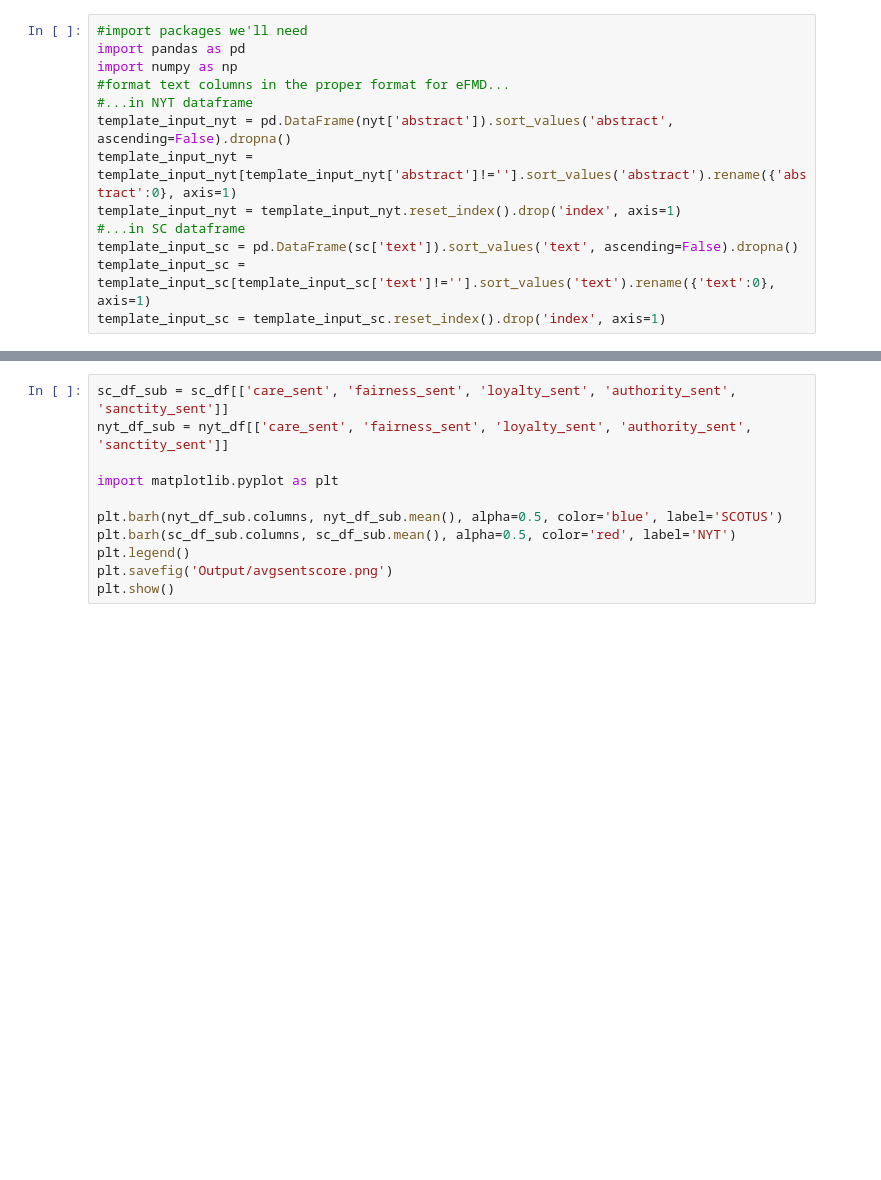
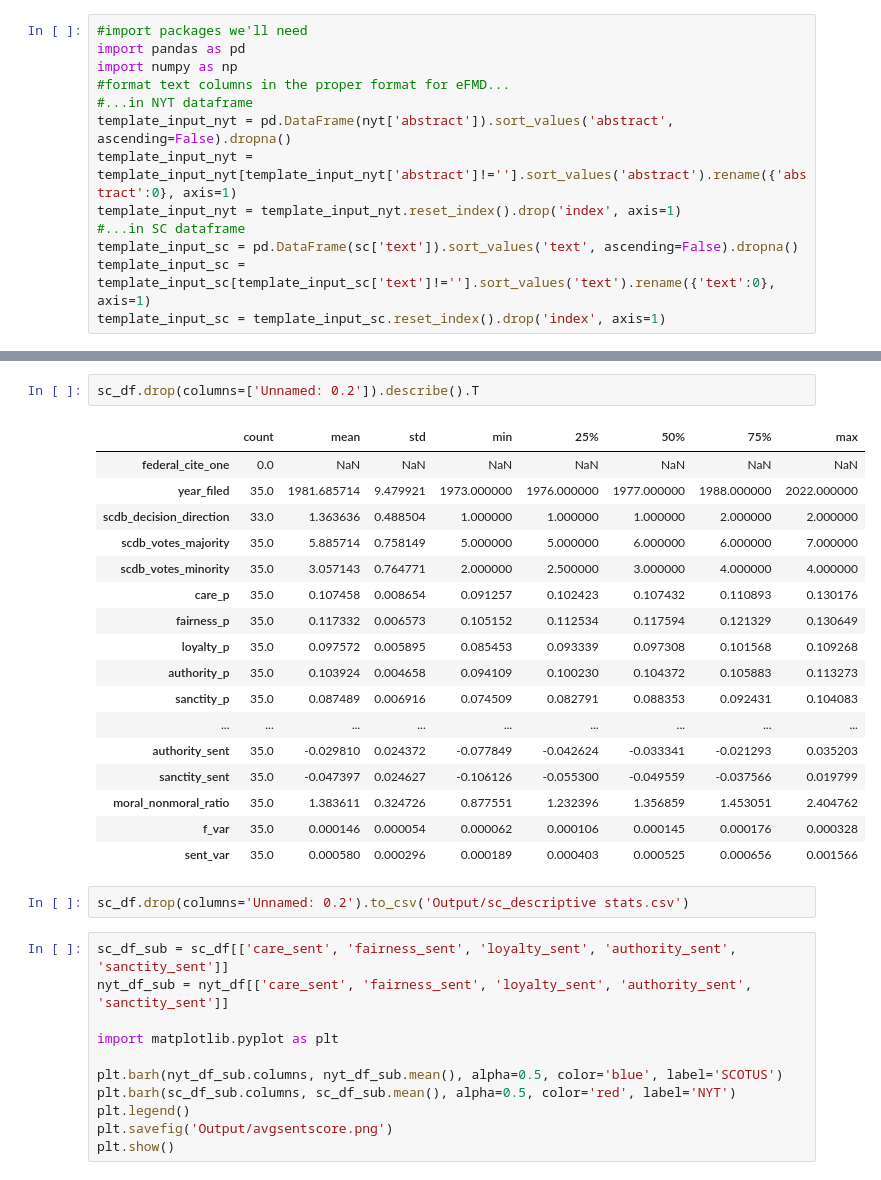
Before and after one commit to lprockop/NLPGroup10, a Jupyter notebook: PrelimAnalysis_(2) (1).ipynb, the cells around one changed output, grey strips where cells are left out. Drawn from its saved outputs; the diff is of its cells as text; blank space fills up the shorter version.

```diff
--- a/PrelimAnalysis_(2) (1).ipynb
+++ b/PrelimAnalysis_(2) (1).ipynb
@@ -146,6 +156,28 @@ Processed: 35 100% |❤❤❤❤❤❤❤❤❤❤❤❤❤❤❤❤❤❤❤❤
 | 3 | 3 | Justice Rehnquist | dissenting | False | Roe v. Wade | 1973-01-22 | NaN | ... |
 | 4 | 4 | per_curiam | per_curiam | True | Poelker v. Doe | 1977-06-20 | NaN | ... |
 5 rows × 28 columns
+# %%
+sc_df.drop(columns=['Unnamed: 0.2']).describe().T
+# %% [output]
+|  | count | mean | std | min | 25% | 50% | 75% | max |
+| federal_cite_one | 0.0 | NaN | NaN | NaN | NaN | NaN | NaN | NaN |
+| year_filed | 35.0 | 1981.685714 | 9.479921 | 1973.000000 | 1976.000000 | 1977.000000 | 1988.000000 | 2022.000000 |
+| scdb_decision_direction | 33.0 | 1.363636 | 0.488504 | 1.000000 | 1.000000 | 1.000000 | 2.000000 | 2.000000 |
+| scdb_votes_majority | 35.0 | 5.885714 | 0.758149 | 5.000000 | 5.000000 | 6.000000 | 6.000000 | 7.000000 |
+| scdb_votes_minority | 35.0 | 3.057143 | 0.764771 | 2.000000 | 2.500000 | 3.000000 | 4.000000 | 4.000000 |
+| care_p | 35.0 | 0.107458 | 0.008654 | 0.091257 | 0.102423 | 0.107432 | 0.110893 | 0.130176 |
+| fairness_p | 35.0 | 0.117332 | 0.006573 | 0.105152 | 0.112534 | 0.117594 | 0.121329 | 0.130649 |
+| loyalty_p | 35.0 | 0.097572 | 0.005895 | 0.085453 | 0.093339 | 0.097308 | 0.101568 | 0.109268 |
+| authority_p | 35.0 | 0.103924 | 0.004658 | 0.094109 | 0.100230 | 0.104372 | 0.105883 | 0.113273 |
+| sanctity_p | 35.0 | 0.087489 | 0.006916 | 0.074509 | 0.082791 | 0.088353 | 0.092431 | 0.104083 |
+| ... | ... | ... | ... | ... | ... | ... | ... | ... |
+| authority_sent | 35.0 | -0.029810 | 0.024372 | -0.077849 | -0.042624 | -0.033341 | -0.021293 | 0.035203 |
+| sanctity_sent | 35.0 | -0.047397 | 0.024627 | -0.106126 | -0.055300 | -0.049559 | -0.037566 | 0.019799 |
+| moral_nonmoral_ratio | 35.0 | 1.383611 | 0.324726 | 0.877551 | 1.232396 | 1.356859 | 1.453051 | 2.404762 |
+| f_var | 35.0 | 0.000146 | 0.000054 | 0.000062 | 0.000106 | 0.000145 | 0.000176 | 0.000328 |
+| sent_var | 35.0 | 0.000580 | 0.000296 | 0.000189 | 0.000403 | 0.000525 | 0.000656 | 0.001566 |
+# %%
+sc_df.drop(columns='Unnamed: 0.2').to_csv('Output/sc_descriptive stats.csv')
 # %%
 sc_df_sub = sc_df[['care_sent', 'fairness_sent', 'loyalty_sent', 'authority_sent', 'sanctity_sent']]
 nyt_df_sub = nyt_df[['care_sent', 'fairness_sent', 'loyalty_sent', 'authority_sent', 'sanctity_sent']]
```
Also changed, not shown: parts of 6 cells of this notebook, 4 other files.
